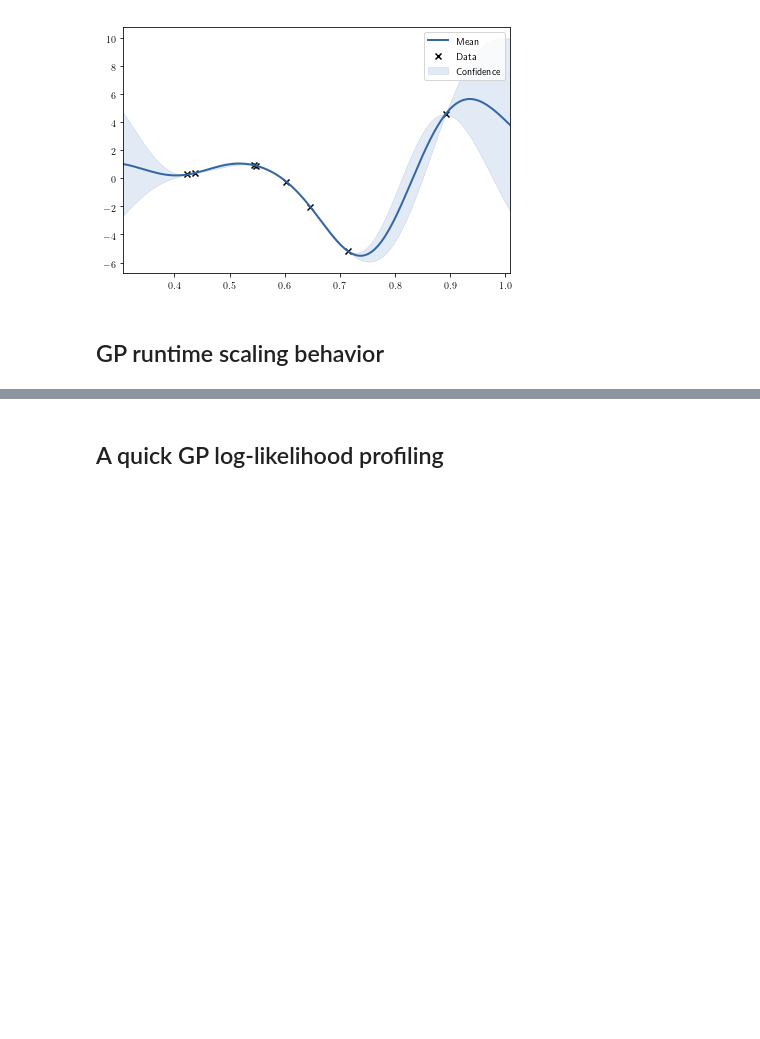
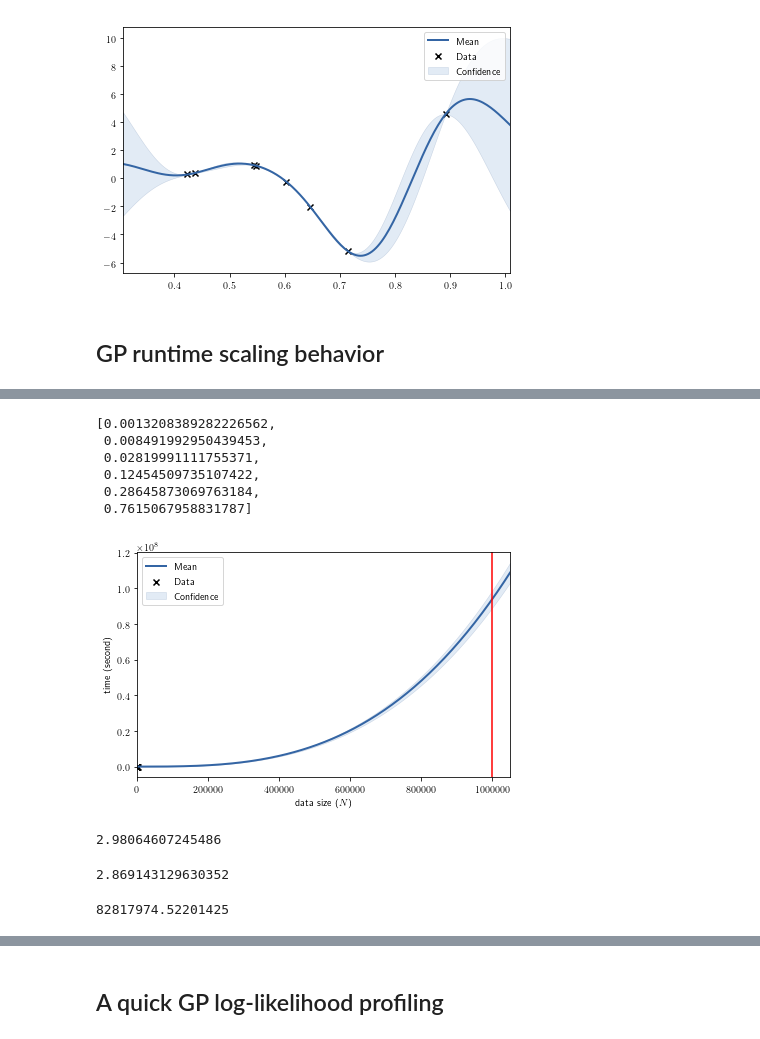
Before and after one commit to zhenwendai/zhenwendai.github.io, a Jupyter notebook: _talks/plymouth2019/notebooks/GP_notebook.ipynb, the cells around one changed output, grey strips where cells are left out. Cells and saved outputs as stored; diff of their text form; code cells hidden in the pictures; blank space fills up the shorter version.

```diff
--- a/_talks/plymouth2019/notebooks/GP_notebook.ipynb
+++ b/_talks/plymouth2019/notebooks/GP_notebook.ipynb
@@ -57,0 +109,31 @@ fig.savefig('../diagrams/gp_scaling.pdf')
+# %%
+times
+# %% [output]
+[0.0013208389282226562,
+ 0.008491992950439453,
+ 0.02819991111755371,
+ 0.12454509735107422,
+ 0.28645873069763184,
+ 0.7615067958831787]
+# %%
+fig = figure(figsize=(6,4))
+ax = fig.gca()
+m2.plot(ax=ax, plot_limits=[0, 1050000])
+ax.set_xlim(0,1050000)
+ax.set_xlabel('data size ($N$)')
+ax.set_ylabel('time (second)')
+y_1m_mean, y_1m_var = m2.predict(np.array([[1e6]]))
+# ax.plot([1e6], y_1m_mean, 'rx')
+ax.axvline(x=1e6, c='r')
+fig.tight_layout()
+fig.savefig('../diagrams/gp_scaling_1m.png', dpi=300)
+# %% [output]
+[figure, added]
+# %%
+y_1m_mean[0][0]/3600/24/365
+# %% [output]
+2.98064607245486
+# %%
+y_1m_mean[0][0]/1.2**50 /3600
+# %% [output]
+2.869143129630352
@@ -57,0 +142,4 @@ fig.savefig('../diagrams/gp_scaling.pdf')
+# %%
+1.2**100
+# %% [output]
+82817974.52201425
```
Also changed, not shown: parts of 30 cells of this notebook, 23 other files.
